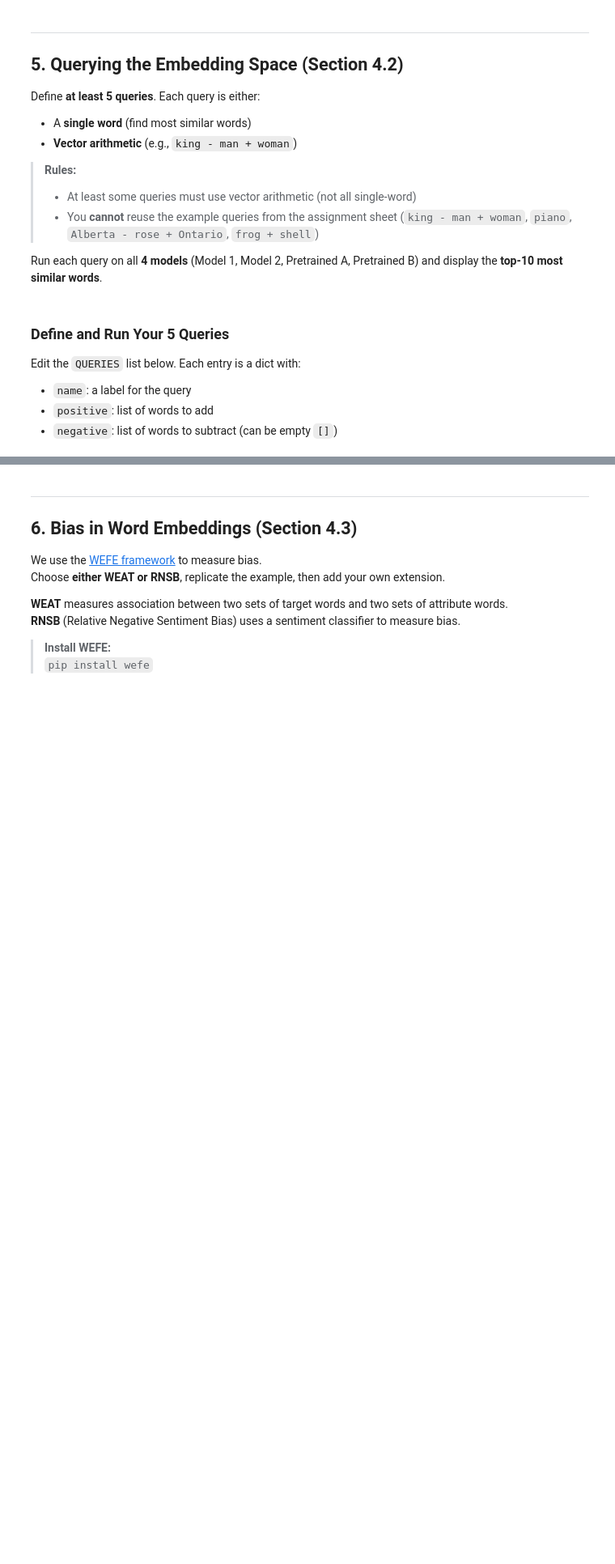
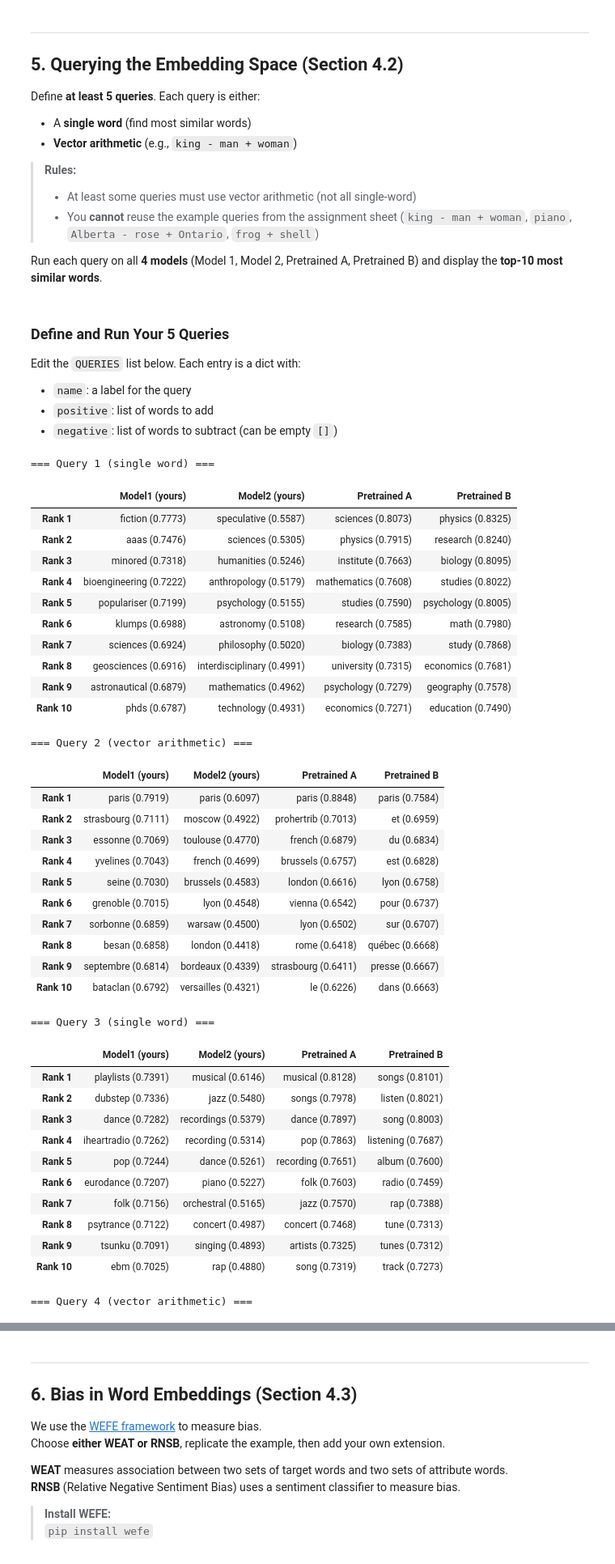
Before and after one commit to Grace309/4NL3-Assignment3, a Jupyter notebook: Assignment3_student.ipynb, the cells around one changed output, grey strips where cells are left out. Shown at 81% size. Drawn from its saved outputs; the diff is of its cells as text; code cells hidden in the pictures; blank space fills up the shorter version.

```diff
--- a/Assignment3_student.ipynb
+++ b/Assignment3_student.ipynb
@@ -241,7 +265,12 @@ def run_query(wv, positive, negative=None, topn=10):
     """
     try:
         # YOUR CODE HERE  (hint: wv.most_similar(positive=..., negative=..., topn=...))
-        raise NotImplementedError
+        #raise NotImplementedError
+        return wv.most_similar(
+            positive=positive,
+            negative=(negative if negative is not None else []),
+            topn=topn
+        )
     except KeyError as e:
         return [(f'<OOV: {e}>', 0.0)]
 
@@ -249,16 +278,24 @@ def run_query(wv, positive, negative=None, topn=10):
 def display_query_results(query_name, results_dict):
     """Pretty-print query results across all 4 models in a DataFrame."""
     # YOUR CODE HERE  (hint: use pd.DataFrame with model names as columns)
-    raise NotImplementedError
+    #raise NotImplementedError
+    formatted = {}
+    for model_name, pairs in results_dict.items():
+        formatted[model_name] = [f"{w} ({s:.4f})" for w, s in pairs]
+
+    df = pd.DataFrame(formatted)
+    df.index = [f"Rank {i+1}" for i in range(len(df))]
+    print(f"\n=== {query_name} ===")
+    display(df)
 
 
 # Gather all KeyedVectors in one dict for convenience
 # YOUR CODE HERE: populate this dict using model1.wv, model2.wv, pretrained_a, pretrained_b
 all_models = {
-    'Model1 (yours)': None,     # TODO
-    'Model2 (yours)': None,     # TODO
-    'Pretrained A': None,       # TODO
-    'Pretrained B': None,       # TODO
+    'Model1 (yours)': model1.wv,     # TODO
+    'Model2 (yours)': model2.wv,     # TODO
+    'Pretrained A': pretrained_a,       # TODO
+    'Pretrained B': pretrained_b,       # TODO
 }
 # %% [markdown]
 ### Define and Run Your 5 Queries
@@ -270,19 +307,62 @@ Edit the `QUERIES` list below. Each entry is a dict with:
 # %%
 # Define your 5+ queries
 # You CANNOT use: king/man/woman, piano, Alberta/rose/Ontario, frog/shell
 QUERIES = [
     # TODO: Replace all entries with your own queries
-    {'name': 'Query 1 (single word)',          'positive': ['TODO'],             'negative': []},
-    {'name': 'Query 2 (vector arithmetic)',     'positive': ['TODO', 'TODO'],     'negative': ['TODO']},
-    {'name': 'Query 3 (single word)',          'positive': ['TODO'],             'negative': []},
-    {'name': 'Query 4 (vector arithmetic)',     'positive': ['TODO', 'TODO'],     'negative': ['TODO']},
-    {'name': 'Query 5 (single word or arith)', 'positive': ['TODO'],             'negative': []},
+    {'name': 'Query 1 (single word)',          'positive': ['science'],             'negative': []},
+    {'name': 'Query 2 (vector arithmetic)',    'positive': ['france', 'berlin'],    'negative': ['germany']},
+    {'name': 'Query 3 (single word)',          'positive': ['music'],               'negative': []},
+    {'name': 'Query 4 (vector arithmetic)',    'positive': ['tokyo', 'france'],     'negative': ['japan']},
+    {'name': 'Query 5 (single word)',          'positive': ['school'],              'negative': []},
 ]
 
 # Run all queries across all models
 for q in QUERIES:
     results_dict = {}
     for model_name, wv in all_models.items():
         # YOUR CODE HERE
-        results_dict[model_name] = []
+        results_dict[model_name] = run_query(
+            wv,
+            positive=q['positive'],
+            negative=q['negative'],
+            topn=10
+        )
     display_query_results(q['name'], results_dict)
+# %% [output]
+=== Query 1 (single word) ===
+|  | Model1 (yours) | Model2 (yours) | Pretrained A | Pretrained B |
+| Rank 1 | fiction (0.7773) | speculative (0.5587) | sciences (0.8073) | physics (0.8325) |
+| Rank 2 | aaas (0.7476) | sciences (0.5305) | physics (0.7915) | research (0.8240) |
+| Rank 3 | minored (0.7318) | humanities (0.5246) | institute (0.7663) | biology (0.8095) |
+| Rank 4 | bioengineering (0.7222) | anthropology (0.5179) | mathematics (0.7608) | studies (0.8022) |
+| Rank 5 | populariser (0.7199) | psychology (0.5155) | studies (0.7590) | psychology (0.8005) |
+| Rank 6 | klumps (0.6988) | astronomy (0.5108) | research (0.7585) | math (0.7980) |
+| Rank 7 | sciences (0.6924) | philosophy (0.5020) | biology (0.7383) | study (0.7868) |
+| Rank 8 | geosciences (0.6916) | interdisciplinary (0.4991) | university (0.7315) | economics (0.7681) |
+| Rank 9 | astronautical (0.6879) | mathematics (0.4962) | psychology (0.7279) | geography (0.7578) |
+| Rank 10 | phds (0.6787) | technology (0.4931) | economics (0.7271) | education (0.7490) |
+=== Query 2 (vector arithmetic) ===
+|  | Model1 (yours) | Model2 (yours) | Pretrained A | Pretrained B |
+| Rank 1 | paris (0.7919) | paris (0.6097) | paris (0.8848) | paris (0.7584) |
+| Rank 2 | strasbourg (0.7111) | moscow (0.4922) | prohertrib (0.7013) | et (0.6959) |
+| Rank 3 | essonne (0.7069) | toulouse (0.4770) | french (0.6879) | du (0.6834) |
+| Rank 4 | yvelines (0.7043) | french (0.4699) | brussels (0.6757) | est (0.6828) |
+| Rank 5 | seine (0.7030) | brussels (0.4583) | london (0.6616) | lyon (0.6758) |
+| Rank 6 | grenoble (0.7015) | lyon (0.4548) | vienna (0.6542) | pour (0.6737) |
+| Rank 7 | sorbonne (0.6859) | warsaw (0.4500) | lyon (0.6502) | sur (0.6707) |
+| Rank 8 | besan (0.6858) | london (0.4418) | rome (0.6418) | québec (0.6668) |
+| Rank 9 | septembre (0.6814) | bordeaux (0.4339) | strasbourg (0.6411) | presse (0.6667) |
+| Rank 10 | bataclan (0.6792) | versailles (0.4321) | le (0.6226) | dans (0.6663) |
+=== Query 3 (single word) ===
+|  | Model1 (yours) | Model2 (yours) | Pretrained A | Pretrained B |
+| Rank 1 | playlists (0.7391) | musical (0.6146) | musical (0.8128) | songs (0.8101) |
+| Rank 2 | dubstep (0.7336) | jazz (0.5480) | songs (0.7978) | listen (0.8021) |
+| Rank 3 | dance (0.7282) | recordings (0.5379) | dance (0.7897) | song (0.8003) |
+| Rank 4 | iheartradio (0.7262) | recording (0.5314) | pop (0.7863) | listening (0.7687) |
+| Rank 5 | pop (0.7244) | dance (0.5261) | recording (0.7651) | album (0.7600) |
+| Rank 6 | eurodance (0.7207) | piano (0.5227) | folk (0.7603) | radio (0.7459) |
+| Rank 7 | folk (0.7156) | orchestral (0.5165) | jazz (0.7570) | rap (0.7388) |
+| Rank 8 | psytrance (0.7122) | concert (0.4987) | concert (0.7468) | tune (0.7313) |
+| Rank 9 | tsunku (0.7091) | singing (0.4893) | artists (0.7325) | tunes (0.7312) |
+| Rank 10 | ebm (0.7025) | rap (0.4880) | song (0.7319) | track (0.7273) |
+=== Query 4 (vector arithmetic) ===
```
Also changed, not shown: parts of 18 cells of this notebook, 1 other file.
